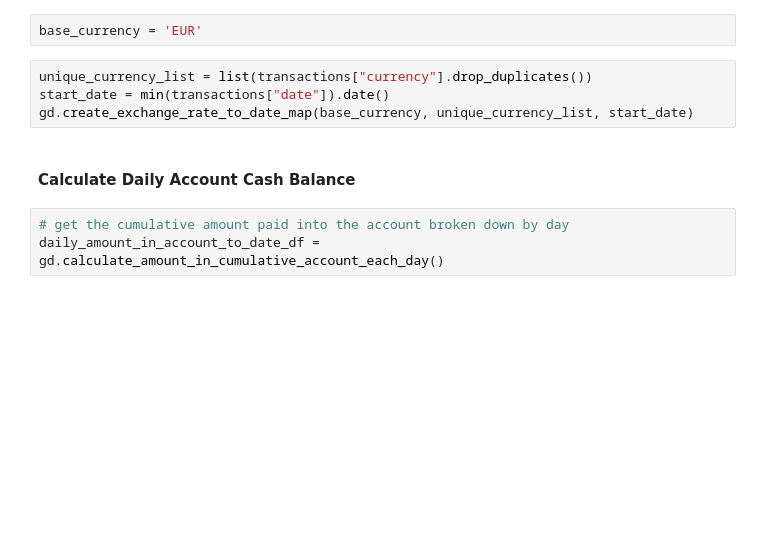
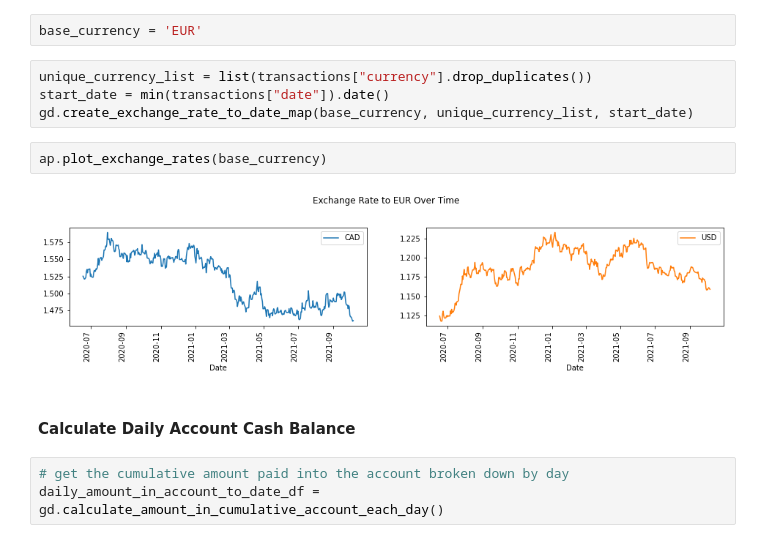
Before and after one commit to Crone1/Stock-Portfolio-Website, a Jupyter notebook: Analyse_Transactions.ipynb, the cells around one changed output. Drawn from its saved outputs; the diff is of its cells as text; blank space fills up the shorter version.

```diff
--- a/Analyse_Transactions.ipynb
+++ b/Analyse_Transactions.ipynb
@@ -103,6 +107,10 @@ base_currency = 'EUR'
 unique_currency_list = list(transactions["currency"].drop_duplicates())
 start_date = min(transactions["date"]).date()
 gd.create_exchange_rate_to_date_map(base_currency, unique_currency_list, start_date)
+# %%
+ap.plot_exchange_rates(base_currency)
+# %% [output]
+[figure, added]
 # %% [markdown]
 #### Calculate Daily Account Cash Balance
 # %%
```
Also changed, not shown: parts of 3 cells of this notebook, 1 other file.
